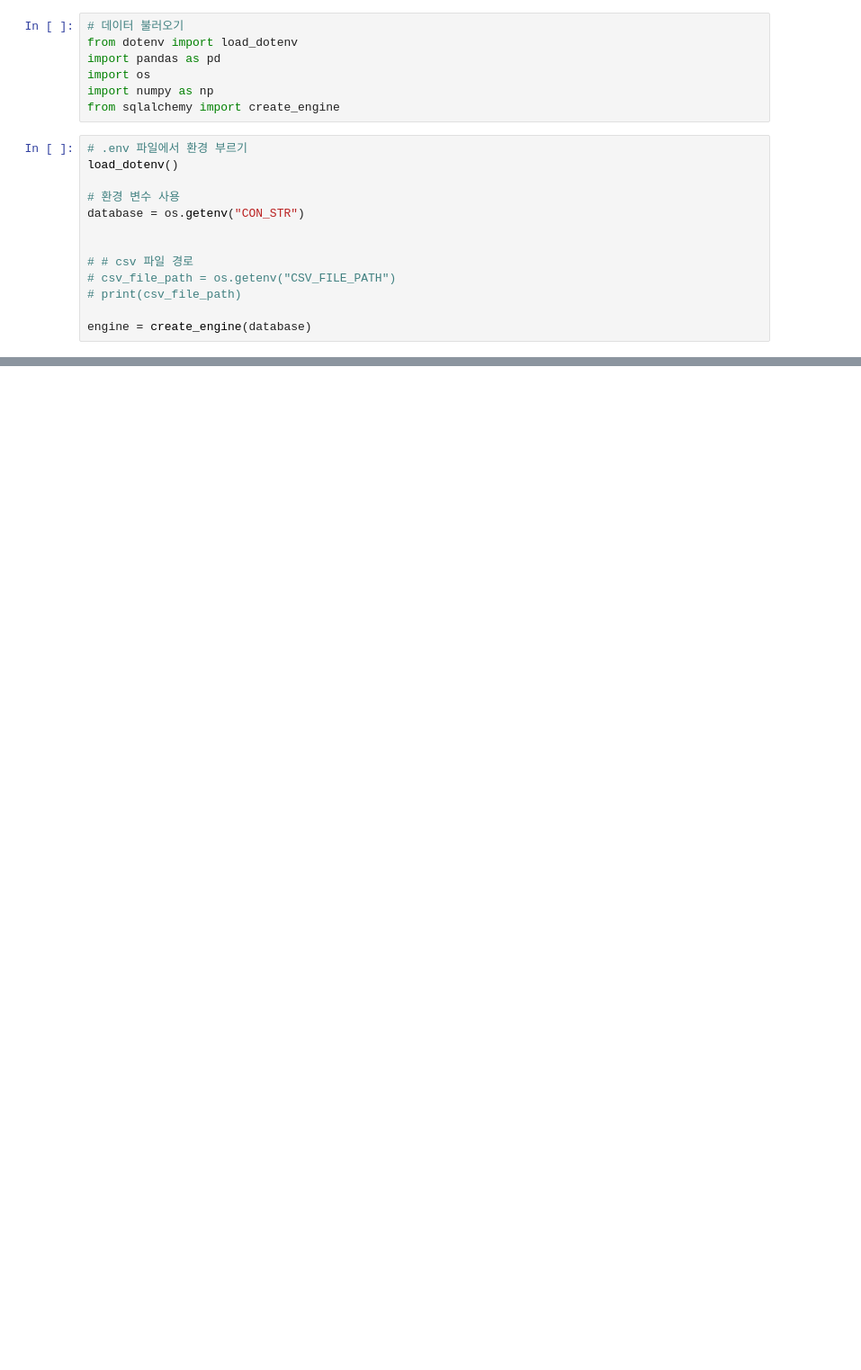
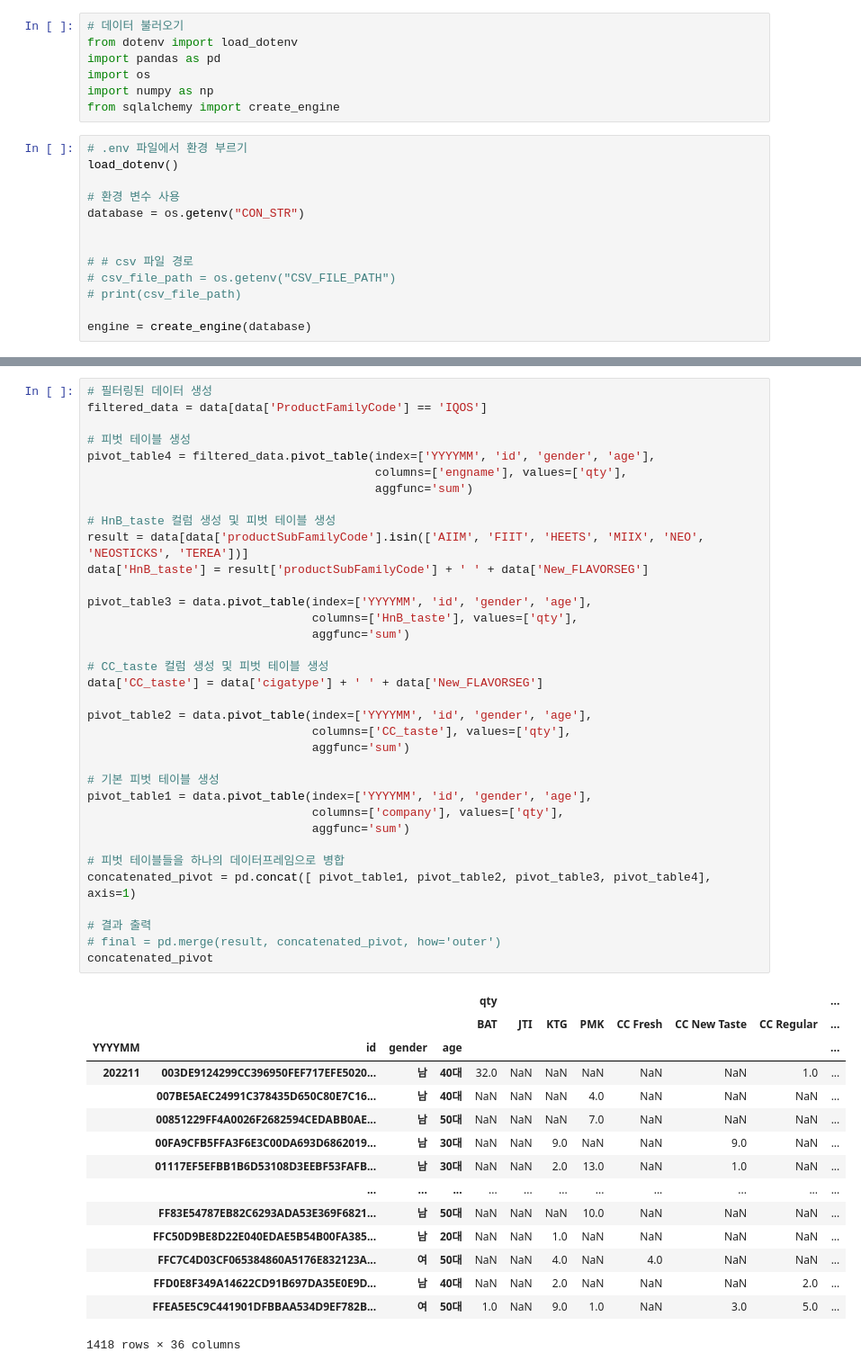
Before and after one commit to MCB-PJT-PMKGroup/Market_Research, a Jupyter notebook: TEREA_Sourcing.ipynb, the cells around one changed output, grey strips where cells are left out. Shown: that part at 90% size. Drawn from its saved outputs; the diff is of its cells as text; blank space fills up the shorter version.

```diff
--- a/TEREA_Sourcing.ipynb
+++ b/TEREA_Sourcing.ipynb
@@ -228,0 +203,51 @@ combined.to_excel('finish.xlsx')
+# %%
+# 필터링된 데이터 생성
+filtered_data = data[data['ProductFamilyCode'] == 'IQOS']
+
+# 피벗 테이블 생성
+pivot_table4 = filtered_data.pivot_table(index=['YYYYMM', 'id', 'gender', 'age'],
+                                         columns=['engname'], values=['qty'],
+                                         aggfunc='sum')
+
+# HnB_taste 컬럼 생성 및 피벗 테이블 생성
+result = data[data['productSubFamilyCode'].isin(['AIIM', 'FIIT', 'HEETS', 'MIIX', 'NEO', 'NEOSTICKS', 'TEREA'])]
+data['HnB_taste'] = result['productSubFamilyCode'] + ' ' + data['New_FLAVORSEG']
+
+pivot_table3 = data.pivot_table(index=['YYYYMM', 'id', 'gender', 'age'],
+                                columns=['HnB_taste'], values=['qty'],
+                                aggfunc='sum')
+
+# CC_taste 컬럼 생성 및 피벗 테이블 생성
+data['CC_taste'] = data['cigatype'] + ' ' + data['New_FLAVORSEG']
+
+pivot_table2 = data.pivot_table(index=['YYYYMM', 'id', 'gender', 'age'],
+                                columns=['CC_taste'], values=['qty'],
+                                aggfunc='sum')
+
+# 기본 피벗 테이블 생성
+pivot_table1 = data.pivot_table(index=['YYYYMM', 'id', 'gender', 'age'],
+                                columns=['company'], values=['qty'],
+                                aggfunc='sum')
+
+# 피벗 테이블들을 하나의 데이터프레임으로 병합
+concatenated_pivot = pd.concat([ pivot_table1, pivot_table2, pivot_table3, pivot_table4], axis=1)
+
+# 결과 출력
+# final = pd.merge(result, concatenated_pivot, how='outer')
+concatenated_pivot
+# %% [output]
+|  |  |  |  | qty |  |  |  |  |  |  | ... |
+|  |  |  |  | BAT | JTI | KTG | PMK | CC Fresh | CC New Taste | CC Regular | ... |
+| YYYYMM | id | gender | age |  |  |  |  |  |  |  | ... |
+| 202211 | 003DE9124299CC396950FEF717EFE5020... | 남 | 40대 | 32.0 | NaN | NaN | NaN | NaN | NaN | 1.0 | ... |
+|  | 007BE5AEC24991C378435D650C80E7C16... | 남 | 40대 | NaN | NaN | NaN | 4.0 | NaN | NaN | NaN | ... |
+|  | 00851229FF4A0026F2682594CEDABB0AE... | 남 | 50대 | NaN | NaN | NaN | 7.0 | NaN | NaN | NaN | ... |
+|  | 00FA9CFB5FFA3F6E3C00DA693D6862019... | 남 | 30대 | NaN | NaN | 9.0 | NaN | NaN | 9.0 | NaN | ... |
+|  | 01117EF5EFBB1B6D53108D3EEBF53FAFB... | 남 | 30대 | NaN | NaN | 2.0 | 13.0 | NaN | 1.0 | NaN | ... |
+|  | ... | ... | ... | ... | ... | ... | ... | ... | ... | ... | ... |
+|  | FF83E54787EB82C6293ADA53E369F6821... | 남 | 50대 | NaN | NaN | NaN | 10.0 | NaN | NaN | NaN | ... |
+|  | FFC50D9BE8D22E040EDAE5B54B00FA385... | 남 | 20대 | NaN | NaN | 1.0 | NaN | NaN | NaN | NaN | ... |
+|  | FFC7C4D03CF065384860A5176E832123A... | 여 | 50대 | NaN | NaN | 4.0 | NaN | 4.0 | NaN | NaN | ... |
+|  | FFD0E8F349A14622CD91B697DA35E0E9D... | 남 | 40대 | NaN | NaN | 2.0 | NaN | NaN | NaN | 2.0 | ... |
+|  | FFEA5E5C9C441901DFBBAA534D9EF782B... | 여 | 50대 | 1.0 | NaN | 9.0 | 1.0 | NaN | 3.0 | 5.0 | ... |
+1418 rows × 36 columns
```
Also changed, not shown: parts of 11 cells of this notebook, 17 other files.
